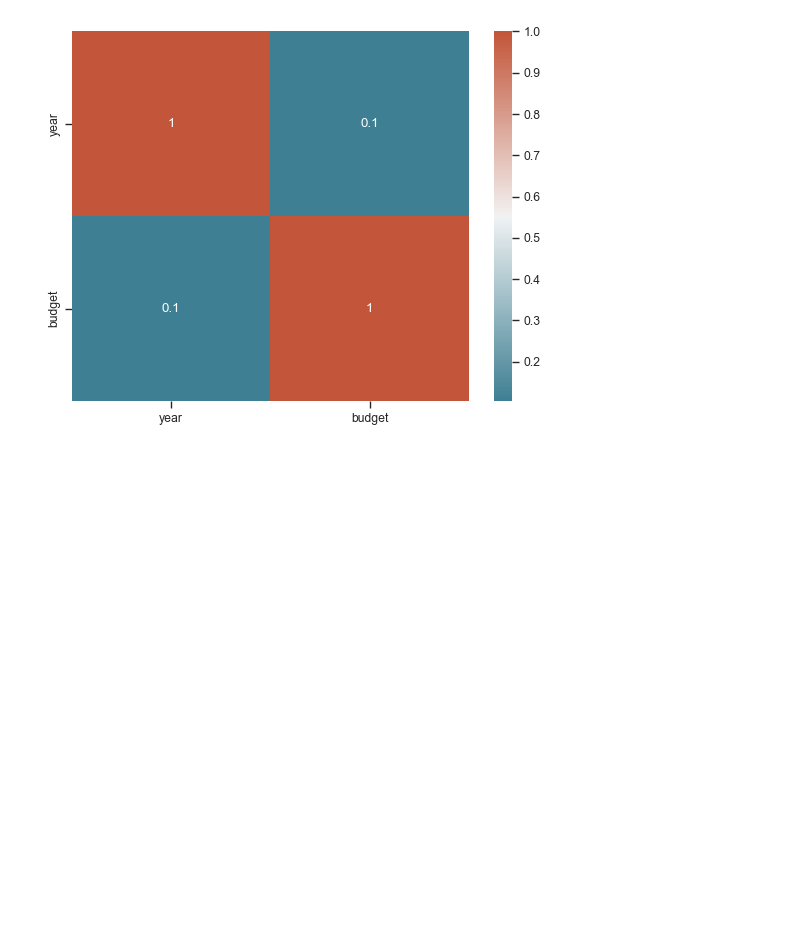
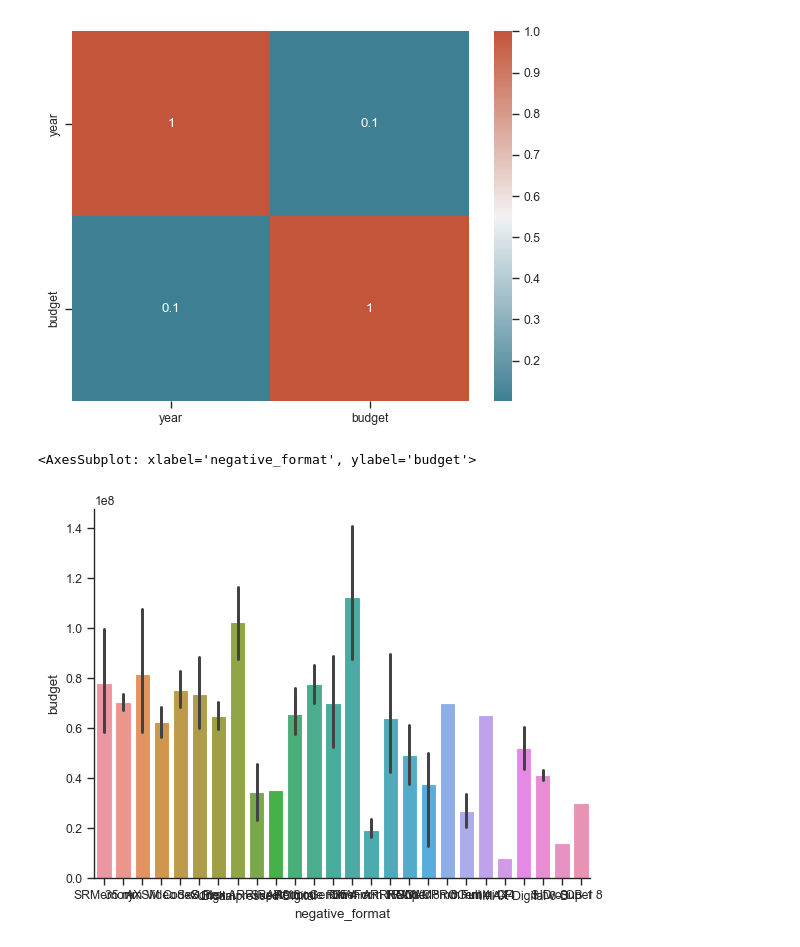
Before and after one commit to ubco-W2022T1-cosc301/project-group16, a Jupyter notebook: notebooks/analysis1.ipynb, the cells around one changed output. Drawn from its saved outputs; the diff is of its cells as text; code cells hidden in the pictures; blank space fills up the shorter version.

```diff
--- a/notebooks/analysis1.ipynb
+++ b/notebooks/analysis1.ipynb
@@ -108,3 +82,8 @@ sns.heatmap(corr, xticklabels=corr.columns, yticklabels=corr.columns, annot=True
 # %% [output]
 <AxesSubplot: >
 [figure]
+# %%
+sns.barplot(df_clean, x="negative_format", y="budget")
+# %% [output]
+<AxesSubplot: xlabel='negative_format', ylabel='budget'>
+[figure, added]
```
Also changed, not shown: parts of 10 cells of this notebook, 2 other files.
